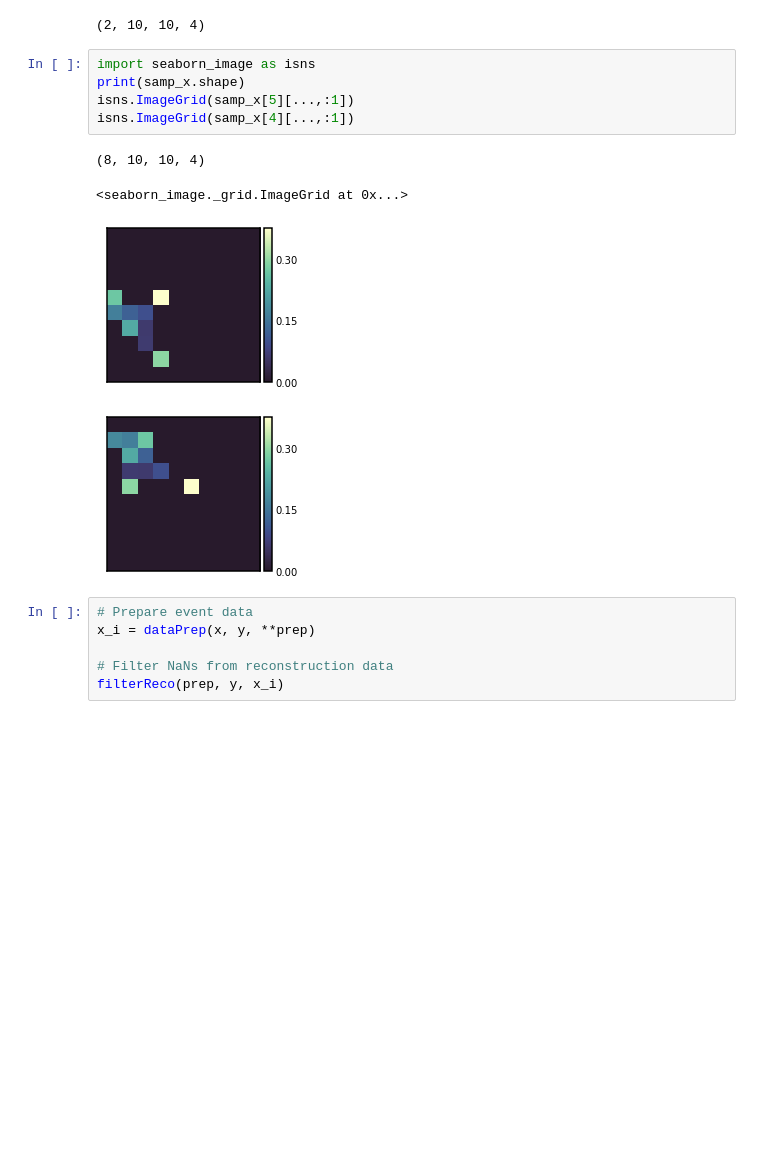
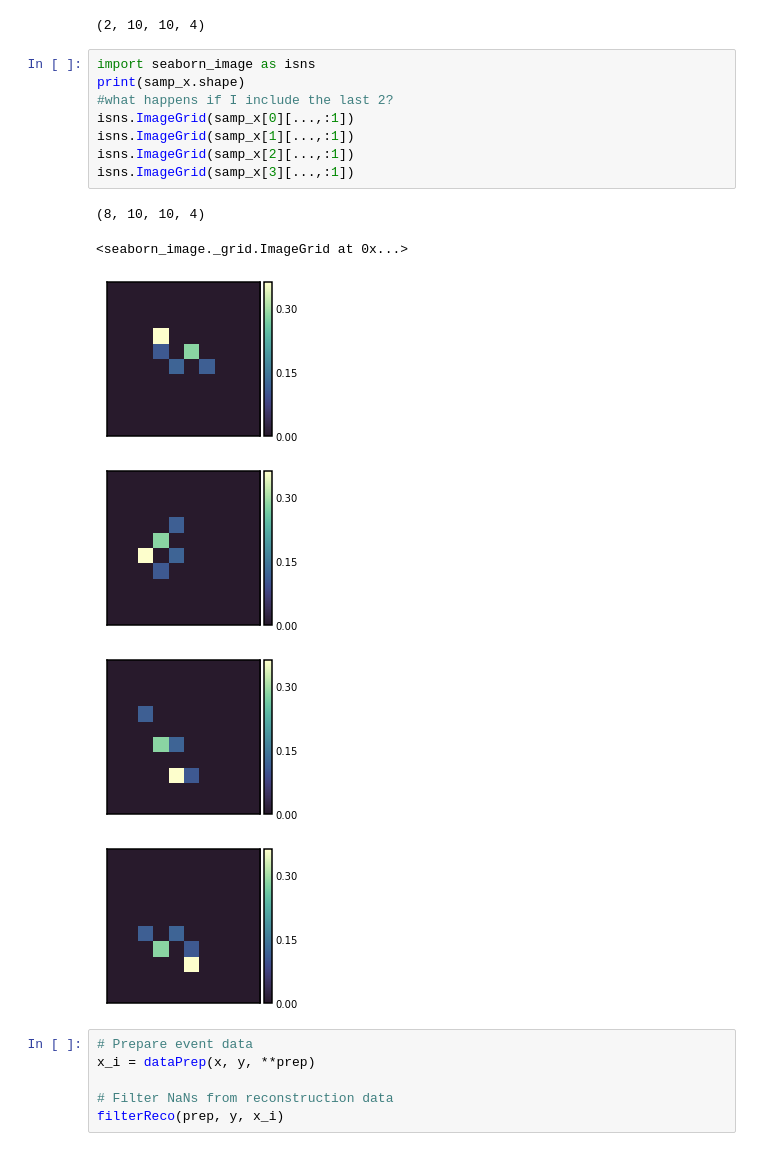
Before and after one commit to fmcnallyi3/icetop-cnn, a Jupyter notebook: baseline_energy_reco.ipynb, the cells around one changed output. Drawn from its saved outputs; the diff is of its cells as text; blank space fills up the shorter version.

```diff
--- a/baseline_energy_reco.ipynb
+++ b/baseline_energy_reco.ipynb
@@ -114,13 +114,18 @@ samp_x=temp_array
 # %%
 import seaborn_image as isns
 print(samp_x.shape)
-isns.ImageGrid(samp_x[5][...,:1])
-isns.ImageGrid(samp_x[4][...,:1])
+#what happens if I include the last 2?
+isns.ImageGrid(samp_x[0][...,:1])
+isns.ImageGrid(samp_x[1][...,:1])
+isns.ImageGrid(samp_x[2][...,:1])
+isns.ImageGrid(samp_x[3][...,:1])
 # %% [output]
 (8, 10, 10, 4)
 <seaborn_image._grid.ImageGrid at 0x...>
-[figure, old version]
+[figure, new version]
-[figure, old version]
+[figure, new version]
+[figure, added]
+[figure, added]
 # %%
 # Prepare event data
 x_i = dataPrep(x, y, **prep)
```
Also changed, not shown: 2 other files.
